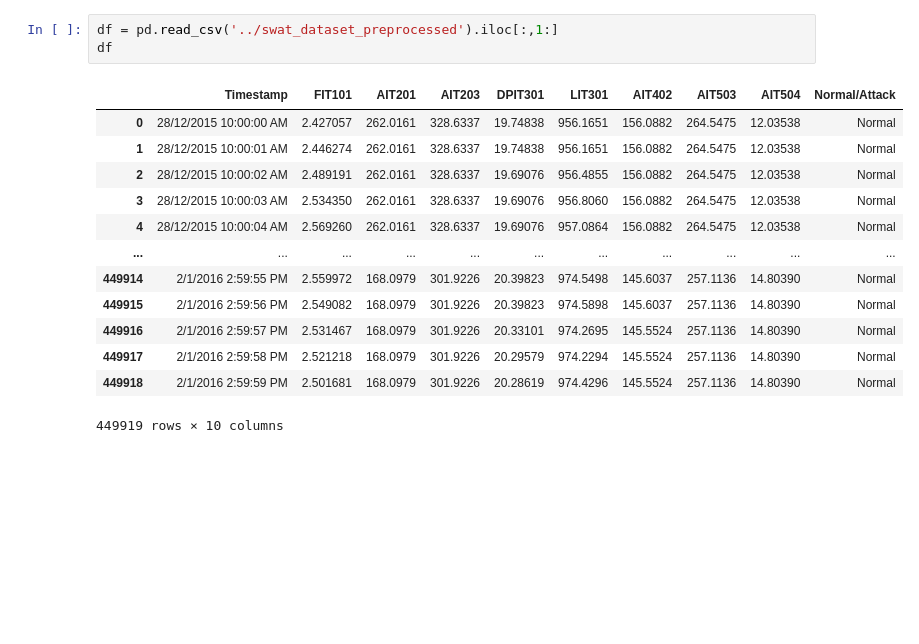
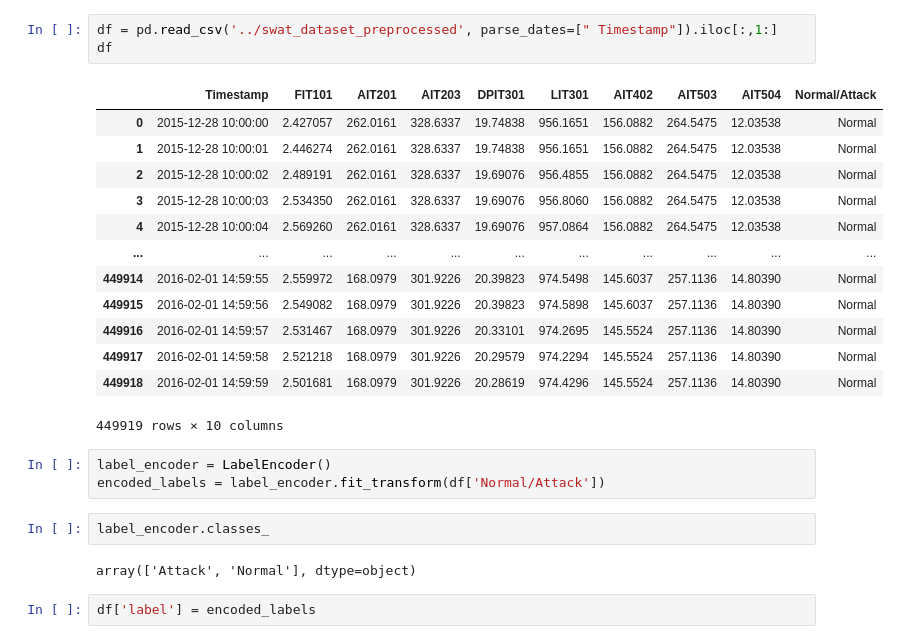
Before and after one commit to Latifaa17/DS-LAB-1, a Jupyter notebook: Modeling.ipynb, the cells around one changed output. Saved outputs shown, nothing was run; the diff lists cells and outputs as text; blank space fills up the shorter version.

```diff
--- a/Modeling.ipynb
+++ b/Modeling.ipynb
@@ -3,17 +37,26 @@ import pandas as pd
 # %%
-df = pd.read_csv('../swat_dataset_preprocessed').iloc[:,1:]
+df = pd.read_csv('../swat_dataset_preprocessed', parse_dates=[" Timestamp"]).iloc[:,1:]
 df
 # %% [output]
 |  | Timestamp | FIT101 | AIT201 | AIT203 | DPIT301 | LIT301 | AIT402 | AIT503 | AIT504 | Normal/Attack |
-| 0 | 28/12/2015 10:00:00 AM | 2.427057 | 262.0161 | 328.6337 | 19.74838 | 956.1651 | 156.0882 | 264.5475 | 12.03538 | Normal |
-| 1 | 28/12/2015 10:00:01 AM | 2.446274 | 262.0161 | 328.6337 | 19.74838 | 956.1651 | 156.0882 | 264.5475 | 12.03538 | Normal |
-| 2 | 28/12/2015 10:00:02 AM | 2.489191 | 262.0161 | 328.6337 | 19.69076 | 956.4855 | 156.0882 | 264.5475 | 12.03538 | Normal |
-| 3 | 28/12/2015 10:00:03 AM | 2.534350 | 262.0161 | 328.6337 | 19.69076 | 956.8060 | 156.0882 | 264.5475 | 12.03538 | Normal |
-| 4 | 28/12/2015 10:00:04 AM | 2.569260 | 262.0161 | 328.6337 | 19.69076 | 957.0864 | 156.0882 | 264.5475 | 12.03538 | Normal |
+| 0 | 2015-12-28 10:00:00 | 2.427057 | 262.0161 | 328.6337 | 19.74838 | 956.1651 | 156.0882 | 264.5475 | 12.03538 | Normal |
+| 1 | 2015-12-28 10:00:01 | 2.446274 | 262.0161 | 328.6337 | 19.74838 | 956.1651 | 156.0882 | 264.5475 | 12.03538 | Normal |
+| 2 | 2015-12-28 10:00:02 | 2.489191 | 262.0161 | 328.6337 | 19.69076 | 956.4855 | 156.0882 | 264.5475 | 12.03538 | Normal |
+| 3 | 2015-12-28 10:00:03 | 2.534350 | 262.0161 | 328.6337 | 19.69076 | 956.8060 | 156.0882 | 264.5475 | 12.03538 | Normal |
+| 4 | 2015-12-28 10:00:04 | 2.569260 | 262.0161 | 328.6337 | 19.69076 | 957.0864 | 156.0882 | 264.5475 | 12.03538 | Normal |
 | ... | ... | ... | ... | ... | ... | ... | ... | ... | ... | ... |
-| 449914 | 2/1/2016 2:59:55 PM | 2.559972 | 168.0979 | 301.9226 | 20.39823 | 974.5498 | 145.6037 | 257.1136 | 14.80390 | Normal |
-| 449915 | 2/1/2016 2:59:56 PM | 2.549082 | 168.0979 | 301.9226 | 20.39823 | 974.5898 | 145.6037 | 257.1136 | 14.80390 | Normal |
-| 449916 | 2/1/2016 2:59:57 PM | 2.531467 | 168.0979 | 301.9226 | 20.33101 | 974.2695 | 145.5524 | 257.1136 | 14.80390 | Normal |
-| 449917 | 2/1/2016 2:59:58 PM | 2.521218 | 168.0979 | 301.9226 | 20.29579 | 974.2294 | 145.5524 | 257.1136 | 14.80390 | Normal |
-| 449918 | 2/1/2016 2:59:59 PM | 2.501681 | 168.0979 | 301.9226 | 20.28619 | 974.4296 | 145.5524 | 257.1136 | 14.80390 | Normal |
+| 449914 | 2016-02-01 14:59:55 | 2.559972 | 168.0979 | 301.9226 | 20.39823 | 974.5498 | 145.6037 | 257.1136 | 14.80390 | Normal |
+| 449915 | 2016-02-01 14:59:56 | 2.549082 | 168.0979 | 301.9226 | 20.39823 | 974.5898 | 145.6037 | 257.1136 | 14.80390 | Normal |
+| 449916 | 2016-02-01 14:59:57 | 2.531467 | 168.0979 | 301.9226 | 20.33101 | 974.2695 | 145.5524 | 257.1136 | 14.80390 | Normal |
+| 449917 | 2016-02-01 14:59:58 | 2.521218 | 168.0979 | 301.9226 | 20.29579 | 974.2294 | 145.5524 | 257.1136 | 14.80390 | Normal |
+| 449918 | 2016-02-01 14:59:59 | 2.501681 | 168.0979 | 301.9226 | 20.28619 | 974.4296 | 145.5524 | 257.1136 | 14.80390 | Normal |
 449919 rows × 10 columns
+# %%
+label_encoder = LabelEncoder()
+encoded_labels = label_encoder.fit_transform(df['Normal/Attack'])
+# %%
+label_encoder.classes_
+# %% [output]
+array(['Attack', 'Normal'], dtype=object)
+# %%
+df['label'] = encoded_labels
```
Also changed, not shown: parts of 17 cells of this notebook, 1 other file.
